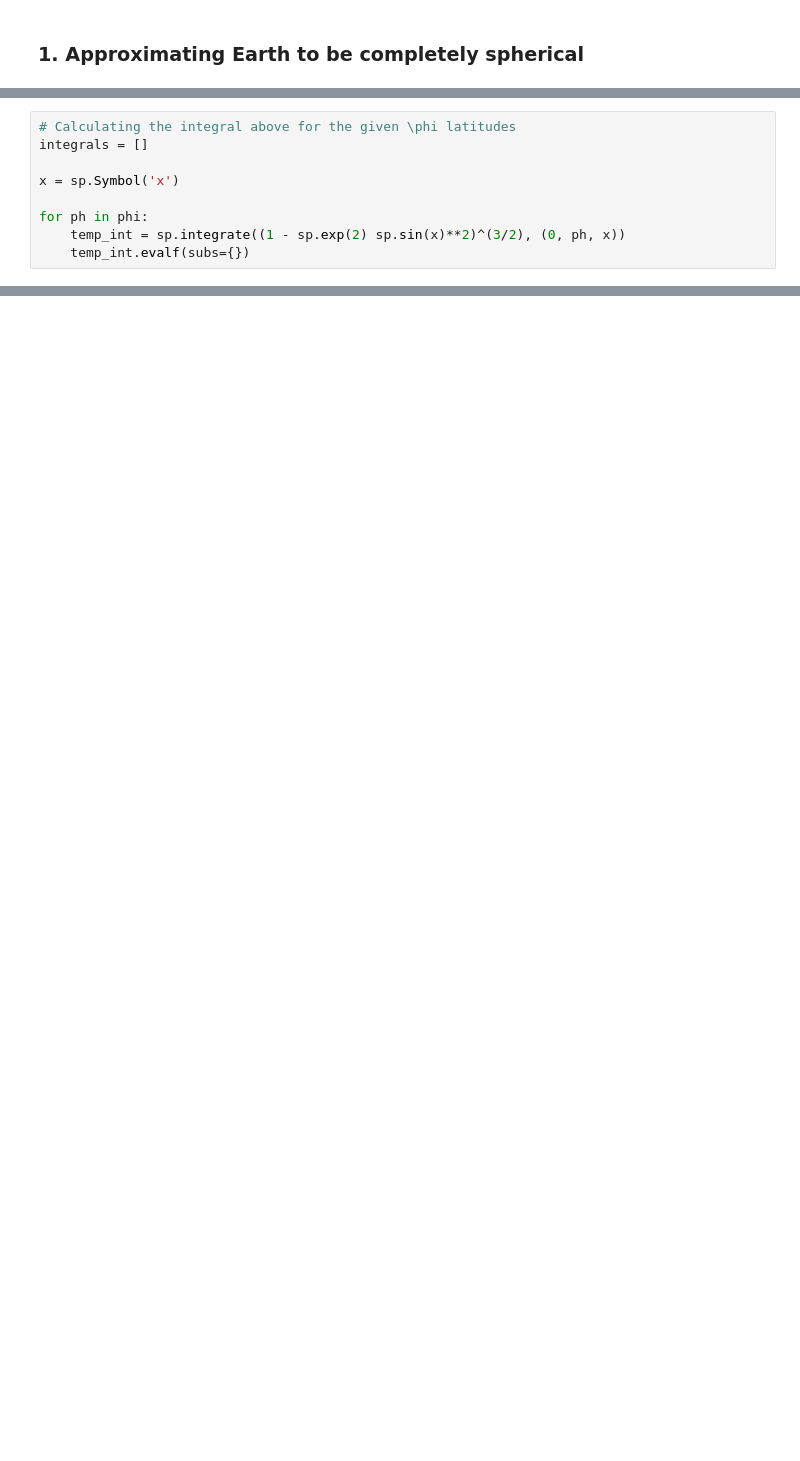
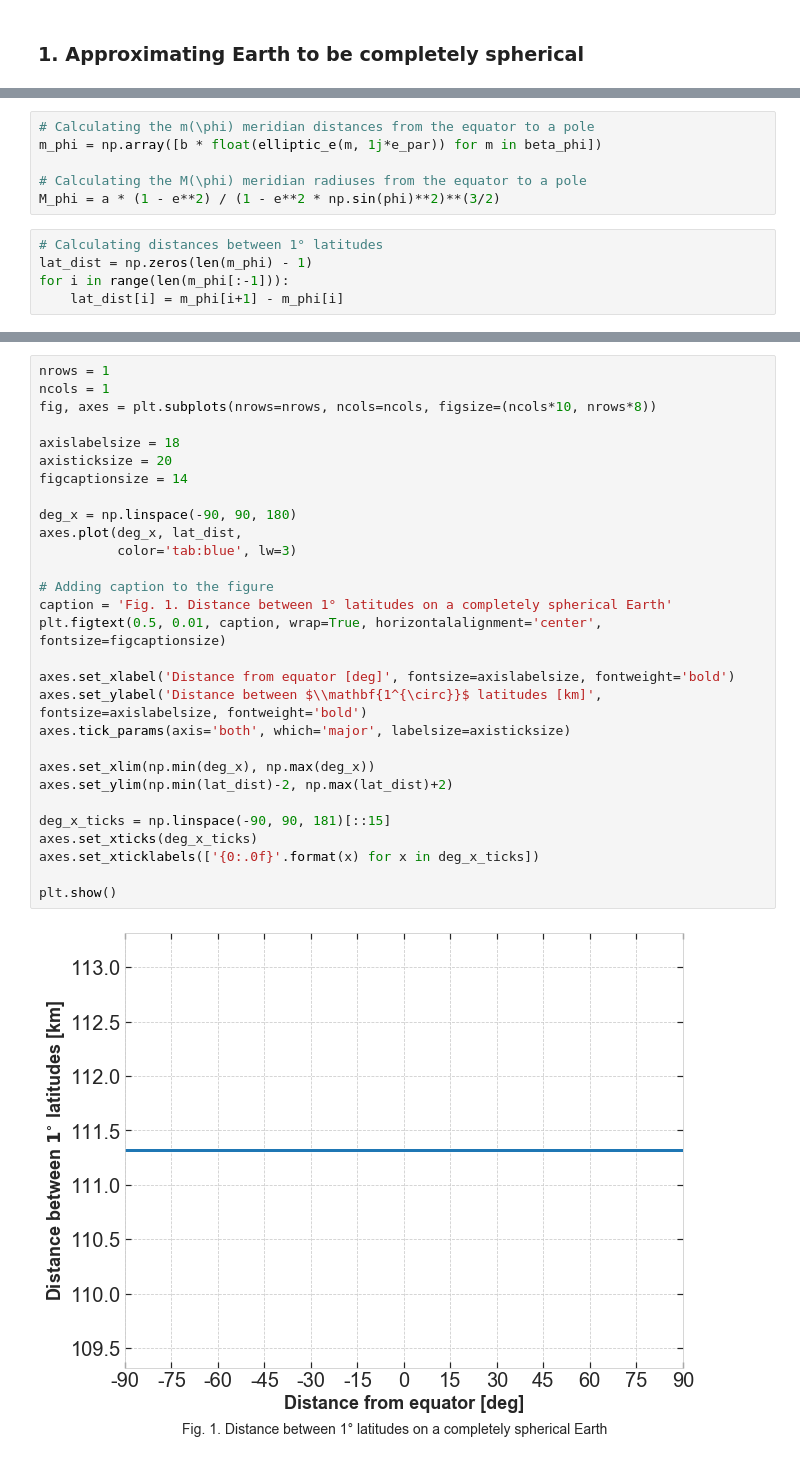
Before and after one commit to masterdesky/physics, a Jupyter notebook: Flut_Eurth_PLS/latitude_difference/latitude_difference.ipynb, the cells around one changed output, grey strips where cells are left out. Saved outputs shown, nothing was run; the diff lists cells and outputs as text; blank space fills up the shorter version.

Commit message:
updated lat-long calculations on spheroid earth

```diff
--- a/Flut_Eurth_PLS/latitude_difference/latitude_difference.ipynb
+++ b/Flut_Eurth_PLS/latitude_difference/latitude_difference.ipynb
@@ -146,9 +153,0 @@ $\displaystyle \int\limits_{0}^{1.5707963267949} \sqrt{e'^{2} \sin{\left(x \righ
-# %%
-# Calculating the integral above for the given \phi latitudes
-integrals = []
-
-x = sp.Symbol('x')
-
-for ph in phi:
-    temp_int = sp.integrate((1 - sp.exp(2) sp.sin(x)**2)^(3/2), (0, ph, x))
-    temp_int.evalf(subs={})
@@ -159,0 +154,11 @@ r_merid = np.linspace()
+# %%
+# Calculating the m(\phi) meridian distances from the equator to a pole
+m_phi = np.array([b * float(elliptic_e(m, 1j*e_par)) for m in beta_phi])
+
+# Calculating the M(\phi) meridian radiuses from the equator to a pole
+M_phi = a * (1 - e**2) / (1 - e**2 * np.sin(phi)**2)**(3/2)
+# %%
+# Calculating distances between 1° latitudes
+lat_dist = np.zeros(len(m_phi) - 1)
+for i in range(len(m_phi[:-1])):
+    lat_dist[i] = m_phi[i+1] - m_phi[i]
@@ -159,0 +167,31 @@ r_merid = np.linspace()
+# %%
+nrows = 1
+ncols = 1
+fig, axes = plt.subplots(nrows=nrows, ncols=ncols, figsize=(ncols*10, nrows*8))
+
+axislabelsize = 18
+axisticksize = 20
+figcaptionsize = 14
+
+deg_x = np.linspace(-90, 90, 180)
+axes.plot(deg_x, lat_dist,
+          color='tab:blue', lw=3)
+
+# Adding caption to the figure
+caption = 'Fig. 1. Distance between 1° latitudes on a completely spherical Earth'
+plt.figtext(0.5, 0.01, caption, wrap=True, horizontalalignment='center', fontsize=figcaptionsize)
+
+axes.set_xlabel('Distance from equator [deg]', fontsize=axislabelsize, fontweight='bold')
+axes.set_ylabel('Distance between $\\mathbf{1^{\circ}}$ latitudes [km]', fontsize=axislabelsize, fontweight='bold')
+axes.tick_params(axis='both', which='major', labelsize=axisticksize)
+
+axes.set_xlim(np.min(deg_x), np.max(deg_x))
+axes.set_ylim(np.min(lat_dist)-2, np.max(lat_dist)+2)
+
+deg_x_ticks = np.linspace(-90, 90, 181)[::15]
+axes.set_xticks(deg_x_ticks)
+axes.set_xticklabels(['{0:.0f}'.format(x) for x in deg_x_ticks])
+
+plt.show()
+# %% [output]
+[figure, added]
```
Also changed, not shown: parts of 21 cells of this notebook.
